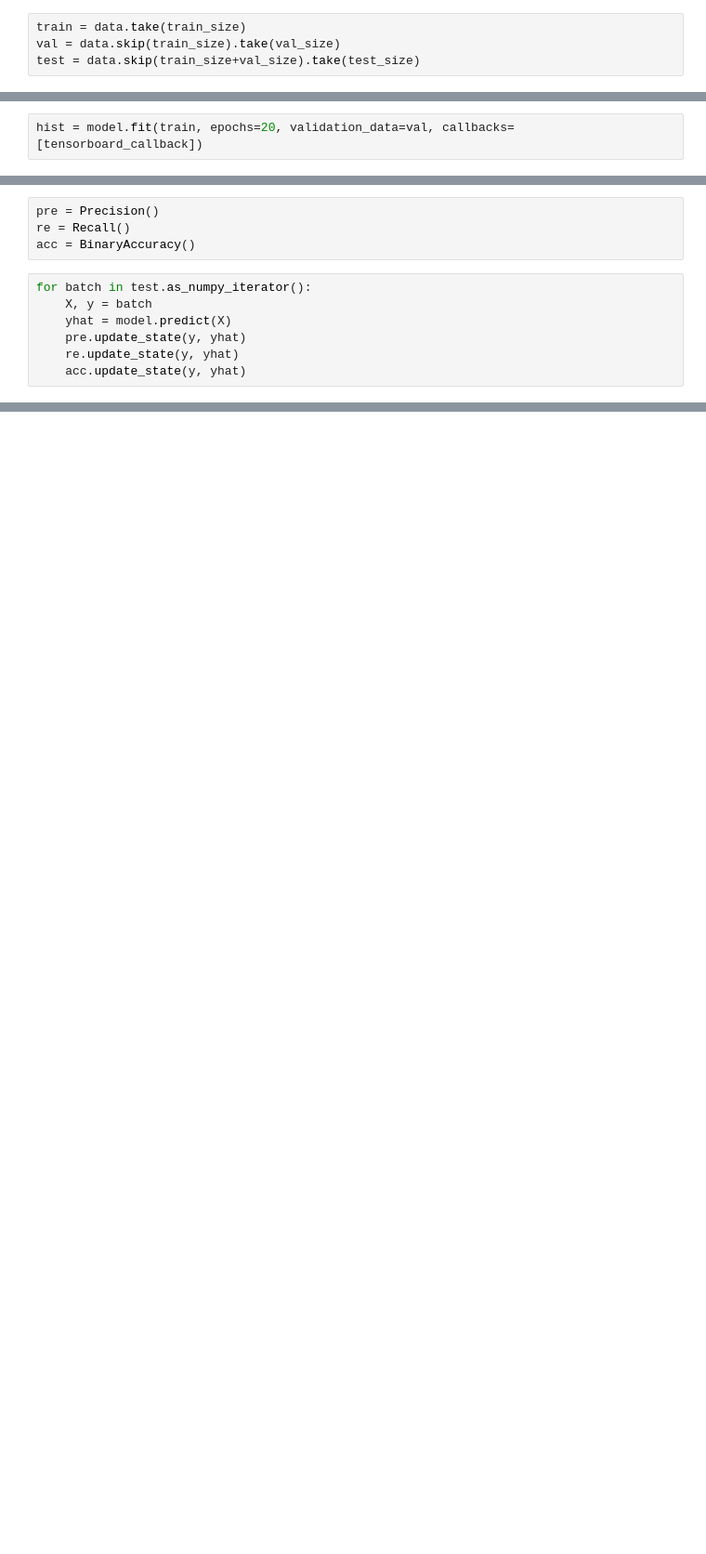
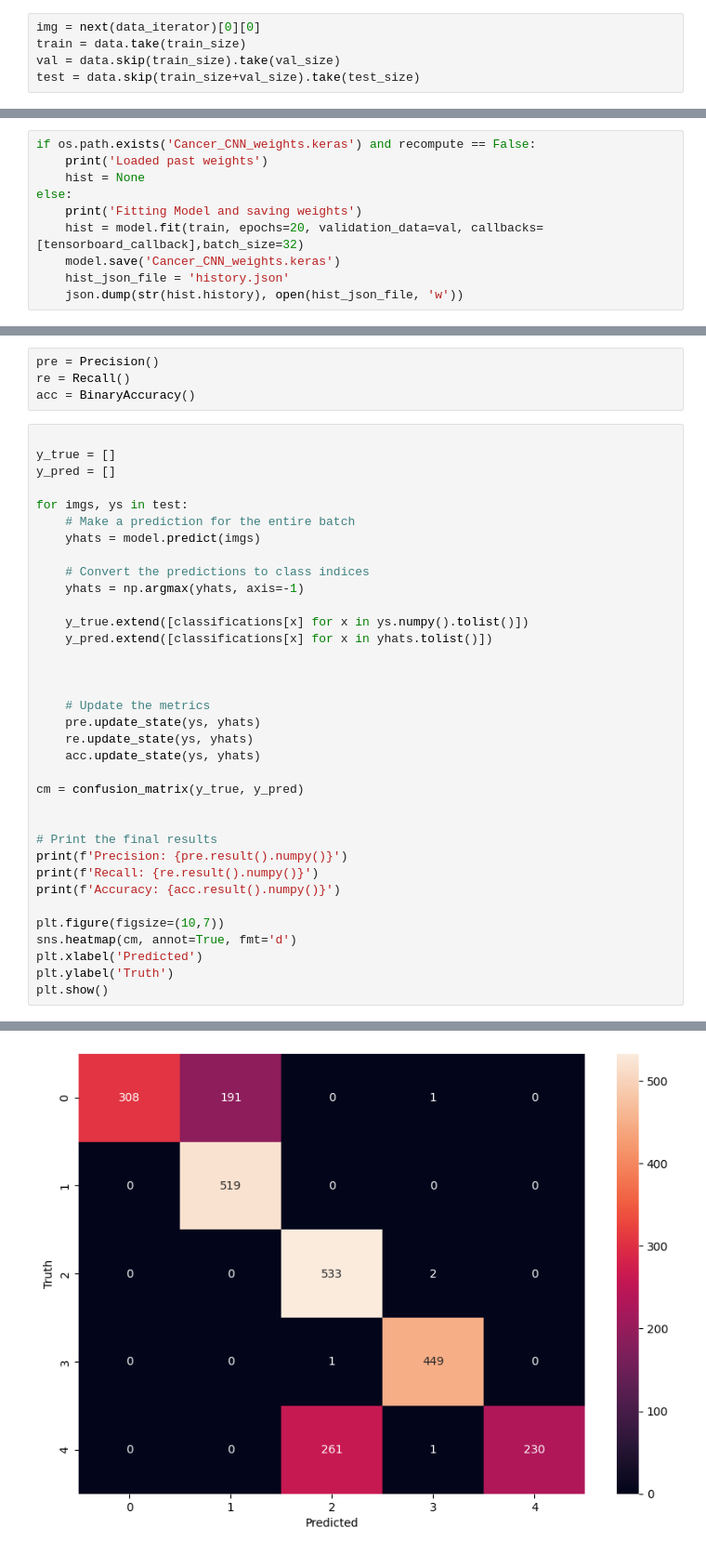
Before and after one commit to shivghosh/Cancer-Classification, a Jupyter notebook: Classifier.ipynb, the cells around one changed output, grey strips where cells are left out. Shown at 93% size. Cells and saved outputs as stored; diff of their text form; blank space fills up the shorter version.

```diff
--- a/Classifier.ipynb
+++ b/Classifier.ipynb
@@ -108,6 +121,7 @@ train_size
 # %% [output]
 547
 # %%
+img = next(data_iterator)[0][0]
 train = data.take(train_size)
 val = data.skip(train_size).take(val_size)
 test = data.skip(train_size+val_size).take(test_size)
@@ -168,5 +186,3 @@ The fun part about seeing if the model works well :smiley:
 # %%
 logdir='logs'
 tensorboard_callback = tf.keras.callbacks.TensorBoard(log_dir=logdir)
-# %%
-hist = model.fit(train, epochs=20, validation_data=val, callbacks=[tensorboard_callback])
@@ -176,0 +189,10 @@ KeyboardInterrupt:
+# %%
+if os.path.exists('Cancer_CNN_weights.keras') and recompute == False:
+    print('Loaded past weights')
+    hist = None
+else:
+    print('Fitting Model and saving weights')
+    hist = model.fit(train, epochs=20, validation_data=val, callbacks=[tensorboard_callback],batch_size=32)
+    model.save('Cancer_CNN_weights.keras')
+    hist_json_file = 'history.json'
+    json.dump(str(hist.history), open(hist_json_file, 'w'))
@@ -192,10 +229,39 @@ plt.show()
 pre = Precision()
 re = Recall()
 acc = BinaryAccuracy()
-# %%
-for batch in test.as_numpy_iterator():
-    X, y = batch
-    yhat = model.predict(X)
-    pre.update_state(y, yhat)
-    re.update_state(y, yhat)
-    acc.update_state(y, yhat)
+# %%
+
+y_true = []
+y_pred = []
+
+for imgs, ys in test:
+    # Make a prediction for the entire batch
+    yhats = model.predict(imgs)
+
+    # Convert the predictions to class indices
+    yhats = np.argmax(yhats, axis=-1)
+
+    y_true.extend([classifications[x] for x in ys.numpy().tolist()])
+    y_pred.extend([classifications[x] for x in yhats.tolist()])
+
+
+
+    # Update the metrics
+    pre.update_state(ys, yhats)
+    re.update_state(ys, yhats)
+    acc.update_state(ys, yhats)
+
+cm = confusion_matrix(y_true, y_pred)
+
+
+# Print the final results
+print(f'Precision: {pre.result().numpy()}')
+print(f'Recall: {re.result().numpy()}')
+print(f'Accuracy: {acc.result().numpy()}')
+
+plt.figure(figsize=(10,7))
+sns.heatmap(cm, annot=True, fmt='d')
+plt.xlabel('Predicted')
+plt.ylabel('Truth')
+plt.show()
+# %% [output]
@@ -202 +285,2 @@ for batch in test.as_numpy_iterator():
+[figure, added]
 # %%
```
Also changed, not shown: parts of 23 cells of this notebook, 14 other files.
